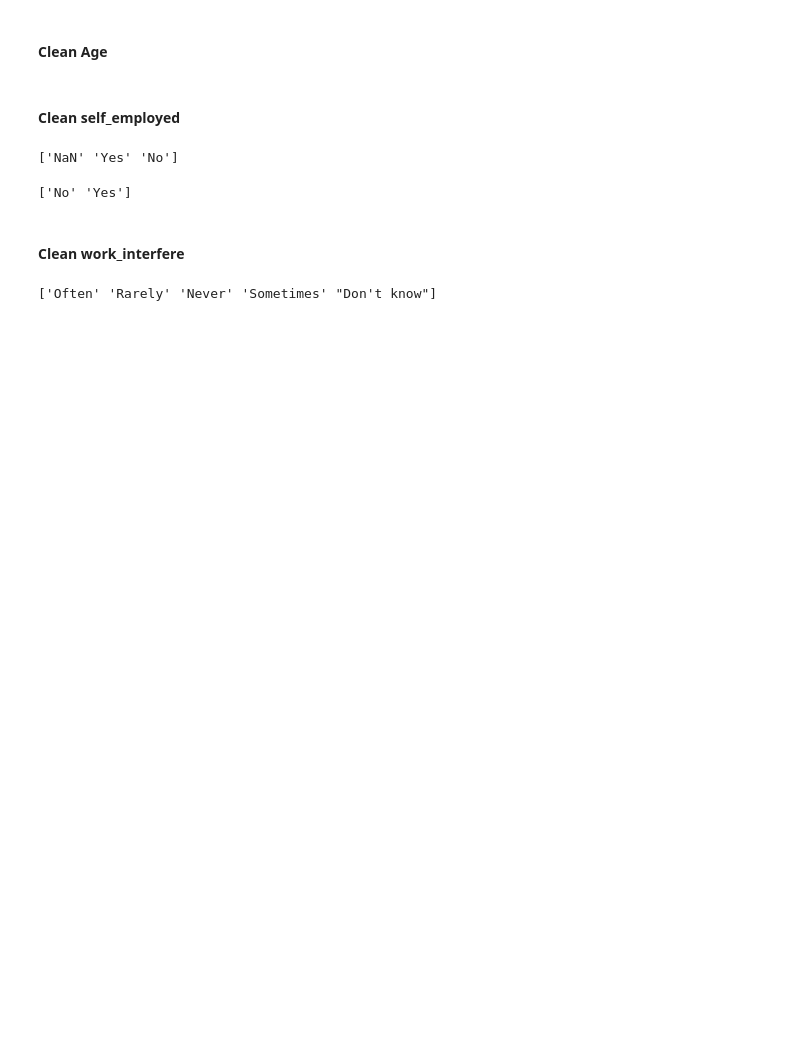
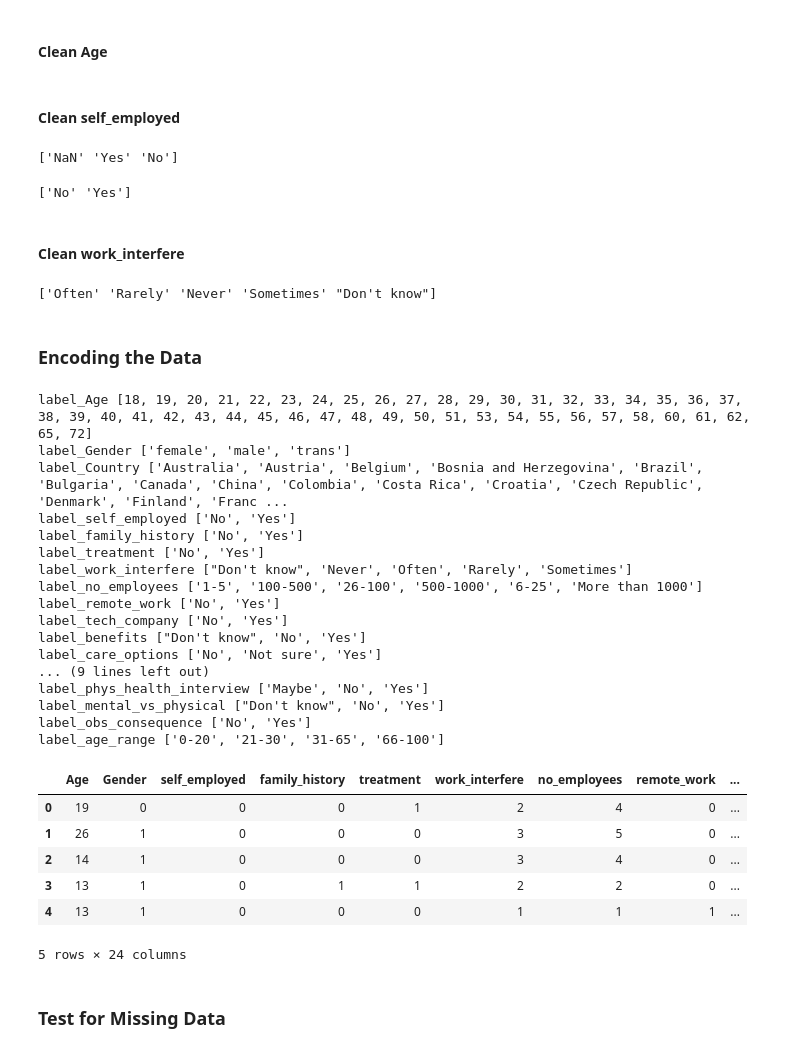
Before and after one commit to MackRoe/MentalHealthSurvey-DataAnalysis, a Jupyter notebook: MentalHealthSurveyAnalysis.ipynb, the cells around one changed output. Cells and saved outputs as stored; diff of their text form; code cells hidden in the pictures; blank space fills up the shorter version.

```diff
--- a/MentalHealthSurveyAnalysis.ipynb
+++ b/MentalHealthSurveyAnalysis.ipynb
@@ -188,3 +183,55 @@ df['work_interfere'] = df['work_interfere'].replace([defaultString], 'Don\'t kno
 print(df['work_interfere'].unique())
 # %% [output]
 ['Often' 'Rarely' 'Never' 'Sometimes' "Don't know"]
+# %% [markdown]
+### Encoding the Data
+# %%
+from sklearn import preprocessing
+from sklearn.model_selection import train_test_split
+from sklearn.datasets import make_classification
+from sklearn.preprocessing import binarize, LabelEncoder, MinMaxScaler
+
+labelDict = {}
+for feature in df:
+    le = preprocessing.LabelEncoder()
+    le.fit(df[feature])
+    le_name_mapping = dict(zip(le.classes_, le.transform(le.classes_)))
+    df[feature] = le.transform(df[feature])
+    # Get labels
+    labelKey = 'label_' + feature
+    labelValue = [*le_name_mapping]
+    labelDict[labelKey] =labelValue
+
+for key, value in labelDict.items():
+    print(key, value)
+
+#Get rid of 'Country'
+df = df.drop(['Country'], axis= 1)
+df.head()
+# %% [output]
+label_Age [18, 19, 20, 21, 22, 23, 24, 25, 26, 27, 28, 29, 30, 31, 32, 33, 34, 35, 36, 37, 38, 39, 40, 41, 42, 43, 44, 45, 46, 47, 48, 49, 50, 51, 53, 54, 55, 56, 57, 58, 60, 61, 62, 65, 72]
+label_Gender ['female', 'male', 'trans']
+label_Country ['Australia', 'Austria', 'Belgium', 'Bosnia and Herzegovina', 'Brazil', 'Bulgaria', 'Canada', 'China', 'Colombia', 'Costa Rica', 'Croatia', 'Czech Republic', 'Denmark', 'Finland', 'Franc ...
+label_self_employed ['No', 'Yes']
+label_family_history ['No', 'Yes']
+label_treatment ['No', 'Yes']
+label_work_interfere ["Don't know", 'Never', 'Often', 'Rarely', 'Sometimes']
+label_no_employees ['1-5', '100-500', '26-100', '500-1000', '6-25', 'More than 1000']
+label_remote_work ['No', 'Yes']
+label_tech_company ['No', 'Yes']
+label_benefits ["Don't know", 'No', 'Yes']
+label_care_options ['No', 'Not sure', 'Yes']
+... (9 lines left out)
+label_phys_health_interview ['Maybe', 'No', 'Yes']
+label_mental_vs_physical ["Don't know", 'No', 'Yes']
+label_obs_consequence ['No', 'Yes']
+label_age_range ['0-20', '21-30', '31-65', '66-100']
+|  | Age | Gender | self_employed | family_history | treatment | work_interfere | no_employees | remote_work | ... |
+| 0 | 19 | 0 | 0 | 0 | 1 | 2 | 4 | 0 | ... |
+| 1 | 26 | 1 | 0 | 0 | 0 | 3 | 5 | 0 | ... |
+| 2 | 14 | 1 | 0 | 0 | 0 | 3 | 4 | 0 | ... |
+| 3 | 13 | 1 | 0 | 1 | 1 | 2 | 2 | 0 | ... |
+| 4 | 13 | 1 | 0 | 0 | 0 | 1 | 1 | 1 | ... |
+5 rows × 24 columns
+# %% [markdown]
+### Test for Missing Data
```
Also changed, not shown: parts of 4 cells of this notebook.
